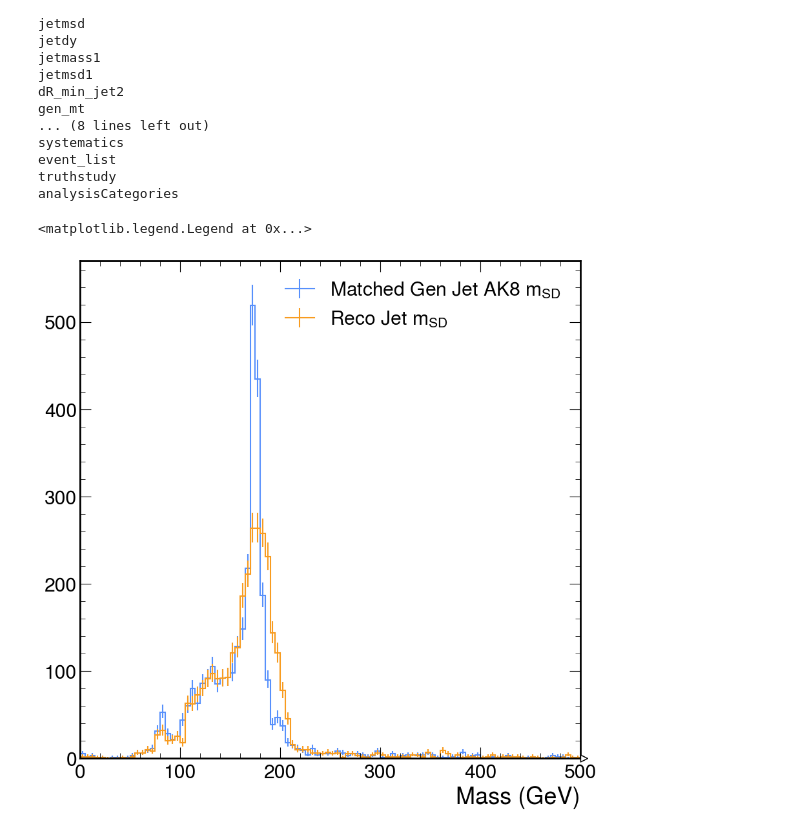
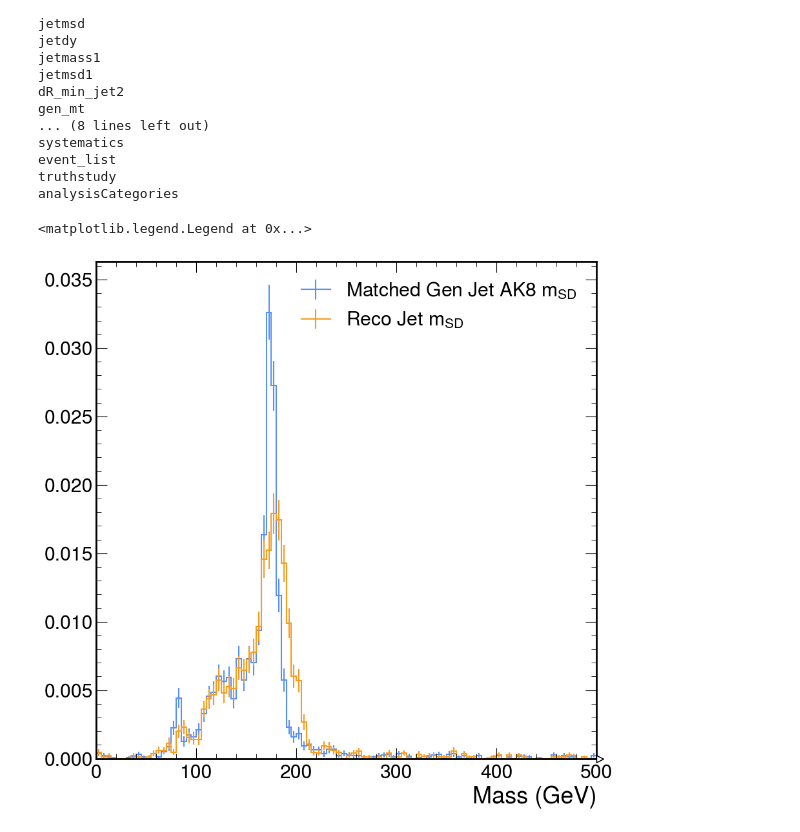
Before and after one commit to hayfasfar/TTbarHadronicSkimmer, a Jupyter notebook: ttbaranalysis.ipynb, the cells around one changed output. Drawn from its saved outputs; the diff is of its cells as text; code cells hidden in the pictures.

```diff
--- a/ttbaranalysis.ipynb
+++ b/ttbaranalysis.ipynb
@@ -666,11 +663,11 @@ truthstudy
 analysisCategories
 # %%
 import matplotlib.pyplot as plt
-output['gen_jetmsd_reco_jetmsd'].project('mass').plot(label = r"Matched Gen Jet AK8 $m_{SD}$")
-output['gen_jetmsd_reco_jetmsd'].project('jetmass').plot(label = r"Reco Jet $m_{SD}$")
+output['gen_jetmsd_reco_jetmsd'].project('genjetmass').plot(label = r"Matched Gen Jet AK8 $m_{SD}$", density = True)
+output['gen_jetmsd_reco_jetmsd'].project('jetmsd').plot(label = r"Reco Jet $m_{SD}$", density = True)
 plt.xlabel('Mass (GeV)')
 plt.xlim(0, 500)
 plt.legend()
 # %% [output]
 <matplotlib.legend.Legend at 0x...>
-[figure, old version]
+[figure, new version]
```
Also changed, not shown: parts of 8 cells of this notebook, 3 other files.
